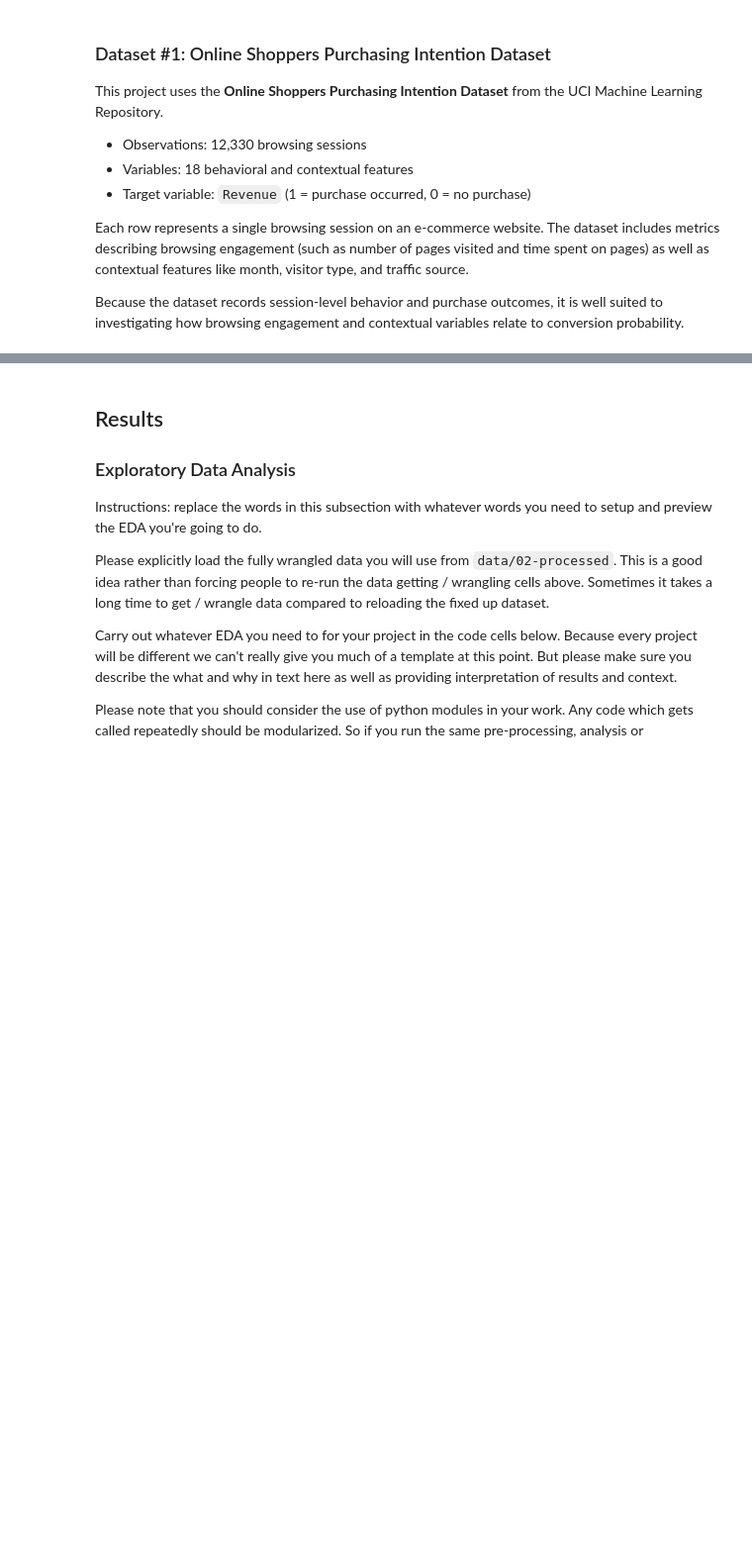
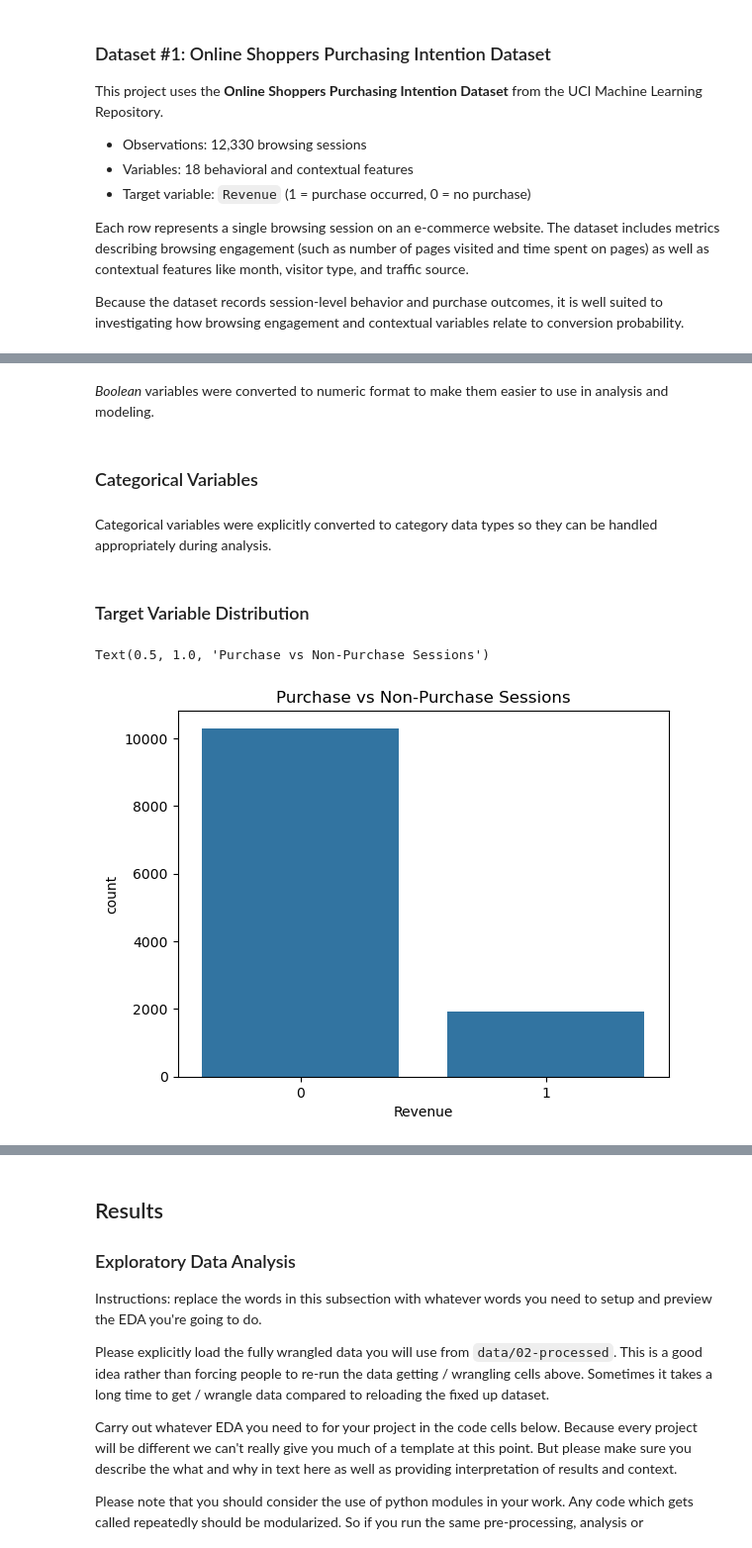
Before and after one commit to COGS108/Group067_WI26, a Jupyter notebook: 02-EDACheckpoint.ipynb, the cells around one changed output, grey strips where cells are left out. Shown at 99% size. Drawn from its saved outputs; the diff is of its cells as text; code cells hidden in the pictures; blank space fills up the shorter version.

```diff
--- a/02-EDACheckpoint.ipynb
+++ b/02-EDACheckpoint.ipynb
@@ -217,0 +330,3 @@ df.head()
+# %%
+df = df.drop_duplicates()
+df.duplicated().sum()
@@ -217,0 +340,28 @@ df.head()
+# %%
+df['Revenue'] = df['Revenue'].astype(int)
+df['Weekend'] = df['Weekend'].astype(int)
+# %% [markdown]
+*Boolean* variables were converted to numeric format to make them easier to use in analysis and modeling.
+# %% [markdown]
+### Categorical Variables
+# %%
+categorical_cols = [
+    'Month',
+    'VisitorType',
+    'OperatingSystems',
+    'Browser',
+    'Region',
+    'TrafficType'
+]
+
+df[categorical_cols] = df[categorical_cols].astype('category')
+# %% [markdown]
+Categorical variables were explicitly converted to category data types so they can be handled appropriately during analysis.
+# %% [markdown]
+### Target Variable Distribution
+# %%
+sns.countplot(x='Revenue', data=df)
+plt.title("Purchase vs Non-Purchase Sessions")
+# %% [output]
+Text(0.5, 1.0, 'Purchase vs Non-Purchase Sessions')
+[figure, added]
```
Also changed, not shown: parts of 40 cells of this notebook.
